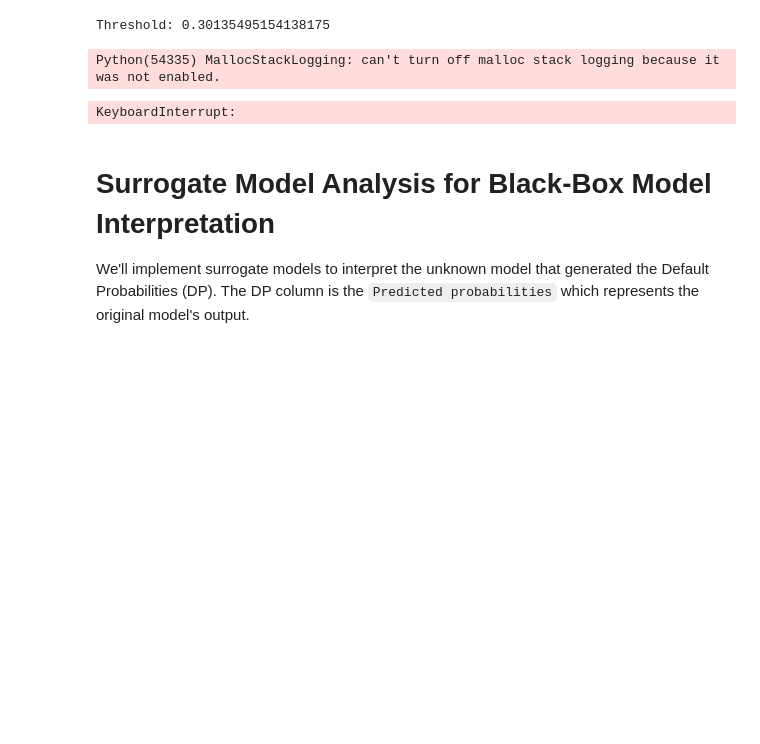
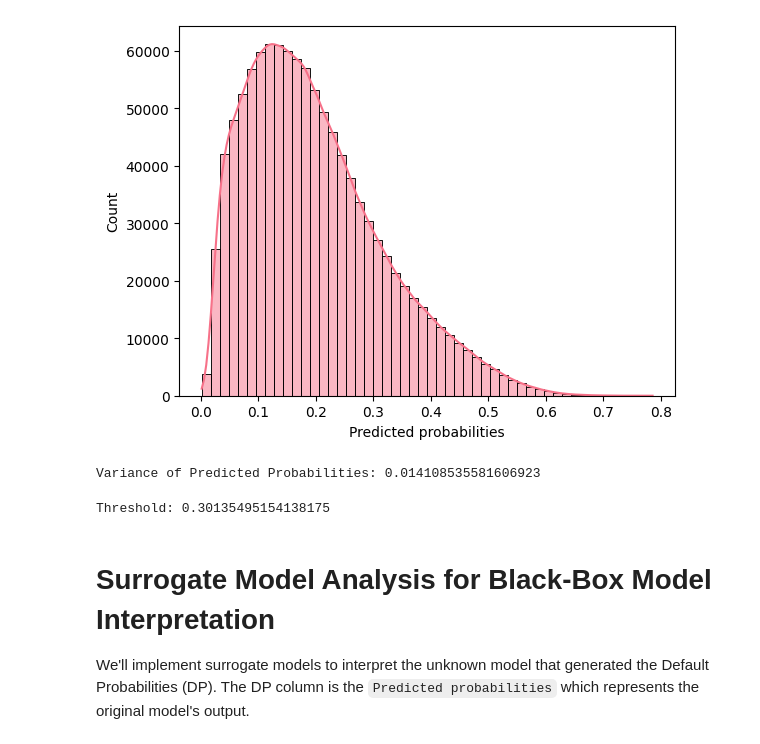
Before and after one commit to alexandreblivet/Interpretability_Stability_ML_Project, a Jupyter notebook: notebook_surrogate_felix.ipynb, the cells around one changed output. Cells and saved outputs as stored; diff of their text form; code cells hidden in the pictures; blank space fills up the shorter version.

```diff
--- a/notebook_surrogate_felix.ipynb
+++ b/notebook_surrogate_felix.ipynb
@@ -36,3 +16,12 @@ memory usage: 323.3+ MB
+# %%
+sns.histplot(df['Predicted probabilities'], bins=50, kde=True)
+plt.show()
+
+variance = df['Predicted probabilities'].var()
+print("Variance of Predicted Probabilities:", variance)
+# %% [output]
+[figure, added]
+Variance of Predicted Probabilities: 0.014108535581606923
 # %%
 # Filter the probabilities based on Predictions
 prob_0 = df[df['Predictions'] == 0]['Predicted probabilities']
@@ -43,14 +32,6 @@ threshold = (prob_0.max() + prob_1.min()) / 2
 print("Threshold:", threshold)
 # %% [output]
 Threshold: 0.30135495154138175
-# %%
-from ydata_profiling import ProfileReport
-
-profile = ProfileReport(df, title="Data Report", explorative=True)
-profile.to_notebook_iframe()
-# %% [output]
-Python(54335) MallocStackLogging: can't turn off malloc stack logging because it was not enabled.
-KeyboardInterrupt:
 # %% [markdown]
 # Surrogate Model Analysis for Black-Box Model Interpretation
 
```
Also changed, not shown: parts of 16 cells of this notebook.
